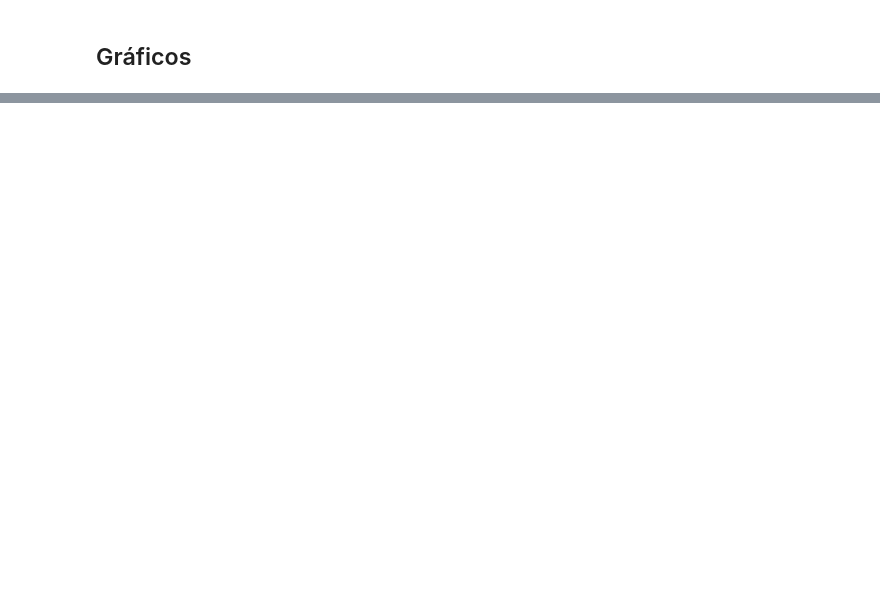
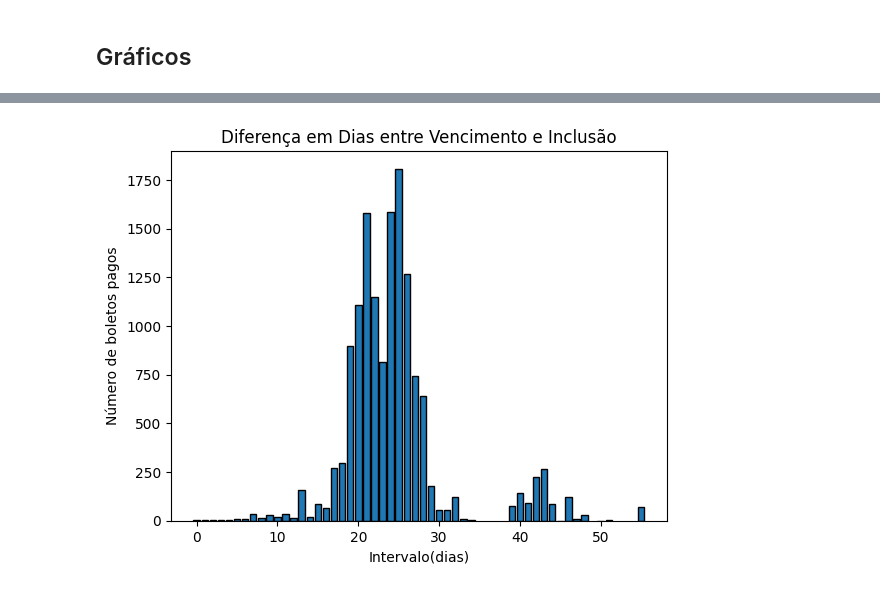
Before and after one commit to jjalmeidadev/payback-projeto, a Jupyter notebook: notebooks/Exploração_de_Dados,_Pré_processamento_e_Levantamento_de_Hipóteses_The_Seven.ipynb, the cells around one changed output, grey strips where cells are left out. Saved outputs shown, nothing was run; the diff lists cells and outputs as text; code cells hidden in the pictures; blank space fills up the shorter version.

```diff
--- a/notebooks/Exploração_de_Dados,_Pré_processamento_e_Levantamento_de_Hipóteses_The_Seven.ipynb
+++ b/notebooks/Exploração_de_Dados,_Pré_processamento_e_Levantamento_de_Hipóteses_The_Seven.ipynb
@@ -356,0 +303,22 @@ Length: 52, dtype: timedelta64[ns]
+# %%
+
+# Criar mapeamento manual
+mapping = {'REGISTRADO': 0, 'BAIXADO': 1, 'LIQUIDADO': 2}
+df_gf['status_num'] = df_gf['status_boleto'].map(mapping)
+boletosPagos = df_gf[(df_gf['status_num'] == 2)]
+
+## Pegando intervalo de datas de inclusão e vencimento entre boletos pagos
+dataVen = boletosPagos['data_vencto']
+dataInc = boletosPagos['data_inclusao']
+Datas = (dataVen - dataInc).dt.days
+TipoData = Datas.value_counts()
+TipoData = TipoData.sort_index()
+
+# Gráfico de barras
+plt.bar(TipoData.index, TipoData.values, edgecolor="black")
+plt.title("Diferença em Dias entre Vencimento e Inclusão")
+plt.xlabel("Intervalo(dias)")
+plt.ylabel("Número de boletos pagos")
+plt.show()
+# %% [output]
+[figure, added]
```
Also changed, not shown: parts of 8 cells of this notebook.
